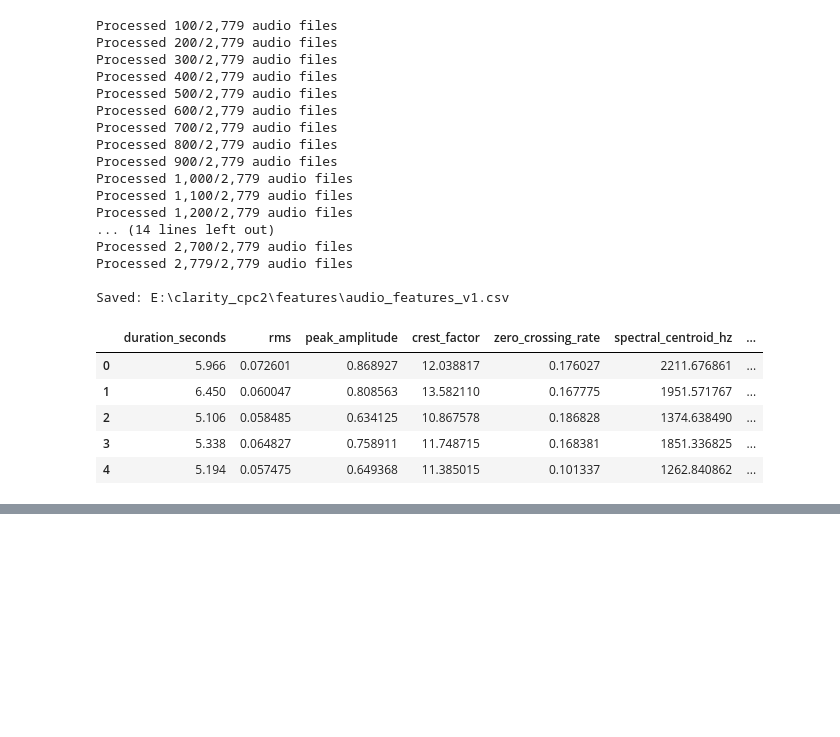
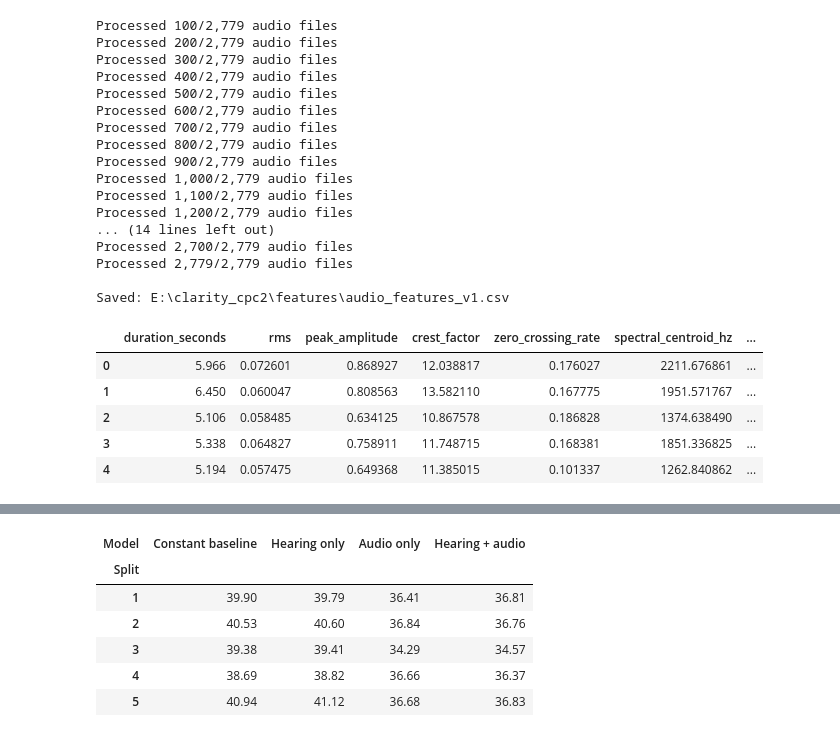
Before and after one commit to roberaBelachew/clarity_cpc2, a Jupyter notebook: clarity_cpc2.ipynb, the cells around one changed output, grey strips where cells are left out. Drawn from its saved outputs; the diff is of its cells as text; code cells hidden in the pictures; blank space fills up the shorter version.

Commit message:
testing with validation splits

```diff
--- a/clarity_cpc2.ipynb
+++ b/clarity_cpc2.ipynb
@@ -617,3 +617,31 @@ Saved: E:\clarity_cpc2\features\audio_features_v1.csv
 | 2 | 5.106 | 0.058485 | 0.634125 | 10.867578 | 0.186828 | 1374.638490 | ... |
 | 3 | 5.338 | 0.064827 | 0.758911 | 11.748715 | 0.168381 | 1851.336825 | ... |
 | 4 | 5.194 | 0.057475 | 0.649368 | 11.385015 | 0.101337 | 1262.840862 | ... |
+# %%
+audio_feature_columns = [
+    column
+    for column in audio_features.columns
+    if column != "signal"
+]
+
+# Match audio features to the original listening-test row order.
+matched_audio_features = data[["signal"]].merge(
+    audio_features,
+    on="signal",
+    how="left",
+    sort=False,
+    validate="many_to_one",
+)
+
+assert matched_audio_features["signal"].tolist() == data["signal"].tolist()
+
+X_audio = matched_audio_features[audio_feature_columns].copy()
+X_audio.index = X.index
+
+X_combined = pd.concat([X, X_audio], axis=1)
+
+assert np.isfinite(X_combined.to_numpy()).all()
+
+print("Hearing features:", X.shape[1])
+print("Audio features:", X_audio.shape[1])
+print("Combined features:", X_combined.shape[1])
@@ -619,0 +805,20 @@ Saved: E:\clarity_cpc2\features\audio_features_v1.csv
+# %%
+validation_table = split_results.pivot(
+    index="Split",
+    columns="Model",
+    values="Validation RMSE",
+)
+
+validation_table = validation_table[
+    ["Constant baseline", "Hearing only", "Audio only", "Hearing + audio"]
+]
+
+display(validation_table.round(2))
+# %% [output]
+| Model | Constant baseline | Hearing only | Audio only | Hearing + audio |
+| Split |  |  |  |  |
+| 1 | 39.90 | 39.79 | 36.41 | 36.81 |
+| 2 | 40.53 | 40.60 | 36.84 | 36.76 |
+| 3 | 39.38 | 39.41 | 34.29 | 34.57 |
+| 4 | 38.69 | 38.82 | 36.66 | 36.37 |
+| 5 | 40.94 | 41.12 | 36.68 | 36.83 |
```
Also changed, not shown: parts of 5 cells of this notebook.
